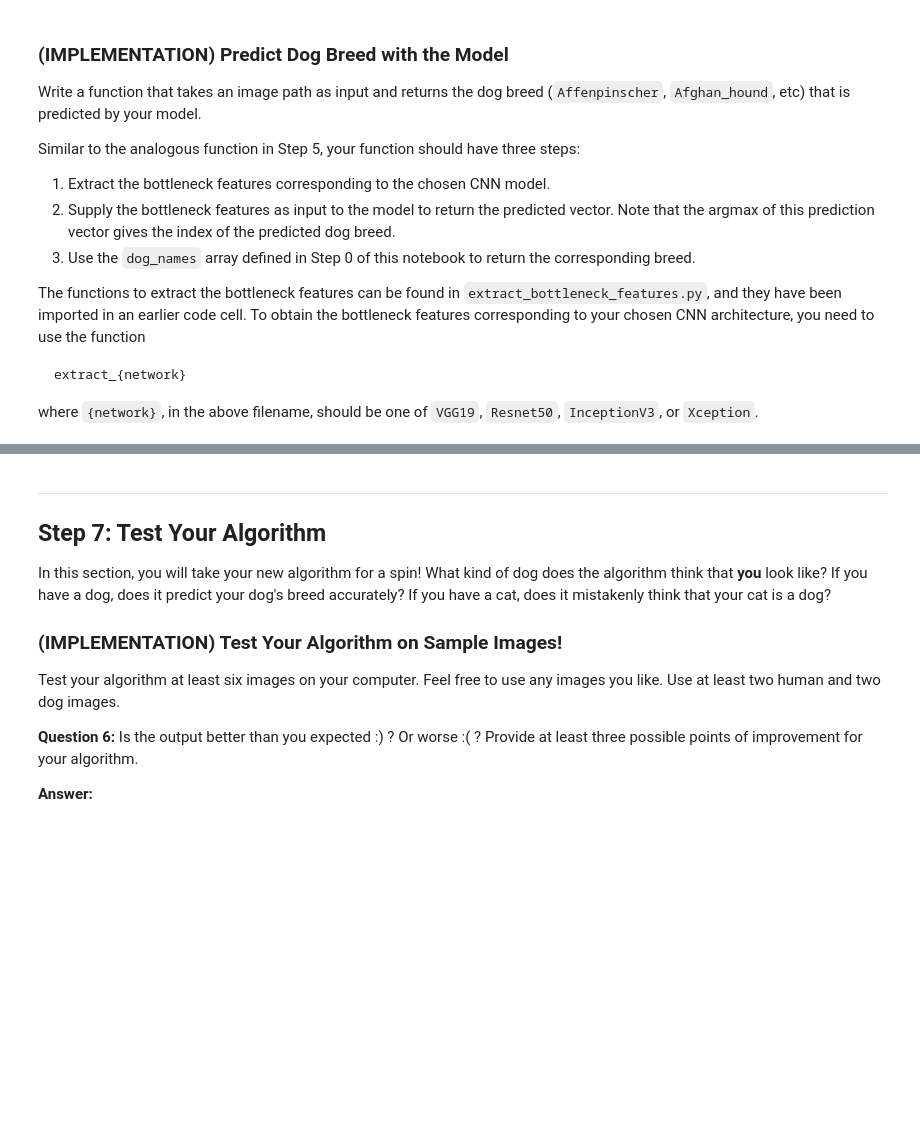
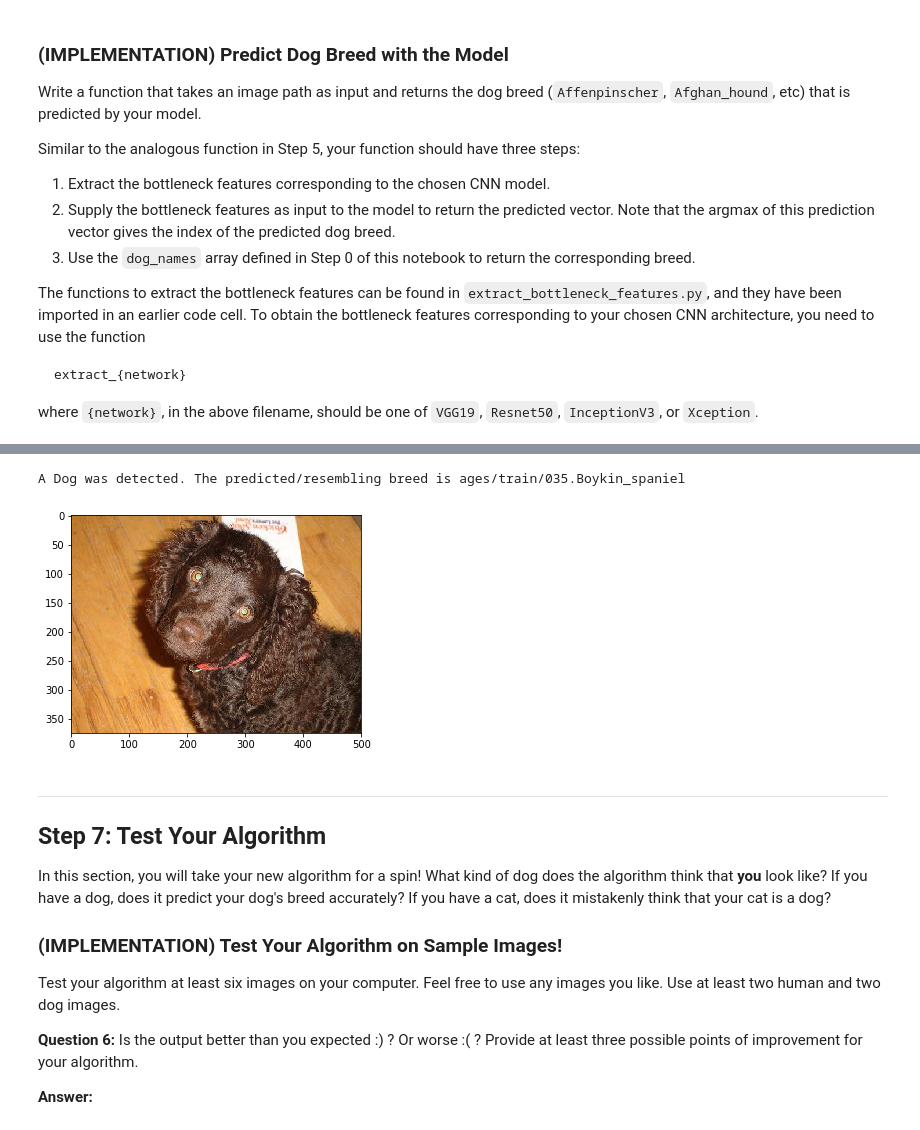
Before and after one commit to mnaveiro/dog_breed_classifier, a Jupyter notebook: dog_app.ipynb, the cells around one changed output, grey strips where cells are left out. Cells and saved outputs as stored; diff of their text form; code cells hidden in the pictures; blank space fills up the shorter version.

Commit message:
Step 6: Write your Algorithm

```diff
--- a/dog_app.ipynb
+++ b/dog_app.ipynb
@@ -736,3 +740,11 @@ where `{network}`, in the above filename, should be one of `VGG19`, `Resnet50`,
 # %%
 ### TODO: Write a function that takes a path to an image as input
 ### and returns the dog breed that is predicted by the model.
+
+def ResNet50_predict_breed(img_path):
+    # extract bottleneck features
+    bottleneck_feature = extract_Resnet50(path_to_tensor(img_path))
+    # obtain predicted vector
+    predicted_vector = ResNet_model.predict(bottleneck_feature)
+    # return dog breed that is predicted by the model
+    return dog_names[np.argmax(predicted_vector)]
@@ -760,3 +773,37 @@ This photo looks like an Afghan Hound.
+# %%
+### TODO: Write your algorithm.
+### Feel free to use as many code cells as needed.
+
+def breed_detector(img_path):
+    '''
+    If a dog is detected in the image, returns the tuple ('Dog', 'predicted breed').
+    If a human is detected in the image, returns a tubple the tuple ('Human', 'the resembling dog breed')
+    If neither is detected in the image, returns None
+    '''
+    if dog_detector(img_path):
+        breed = ResNet50_predict_breed(img_path)
+        return ('Dog', breed)
+    if face_detector(img_path):
+        breed = ResNet50_predict_breed(img_path)
+        return ('Human', breed)
+    else:
+        None
+# %%
+img_path = 'images/American_water_spaniel_00648.jpg'
+# %%
+prediction = breed_detector(img_path)
+# %%
+img = cv2.imread(img_path)
+cv_rgb = cv2.cvtColor(img, cv2.COLOR_BGR2RGB)
+imgplot = plt.imshow(cv_rgb)
+
+if prediction is not None:
+    print('A {} was detected. The predicted/resembling breed is {}'.format(prediction[0], prediction[1]))
+else:
+    print('Neither a Dog or a Human was detected')
+# %% [output]
+A Dog was detected. The predicted/resembling breed is ages/train/035.Boykin_spaniel
+[figure, added]
 # %% [markdown]
 ---
 <a id='step7'></a>
```
Also changed, not shown: parts of 14 cells of this notebook.
